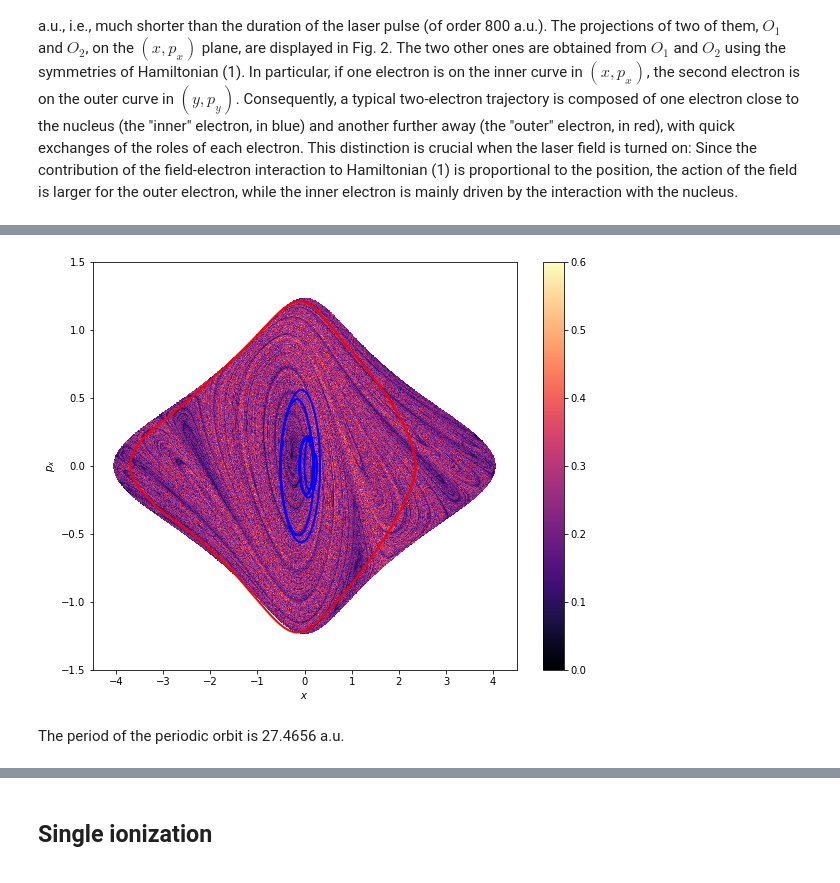
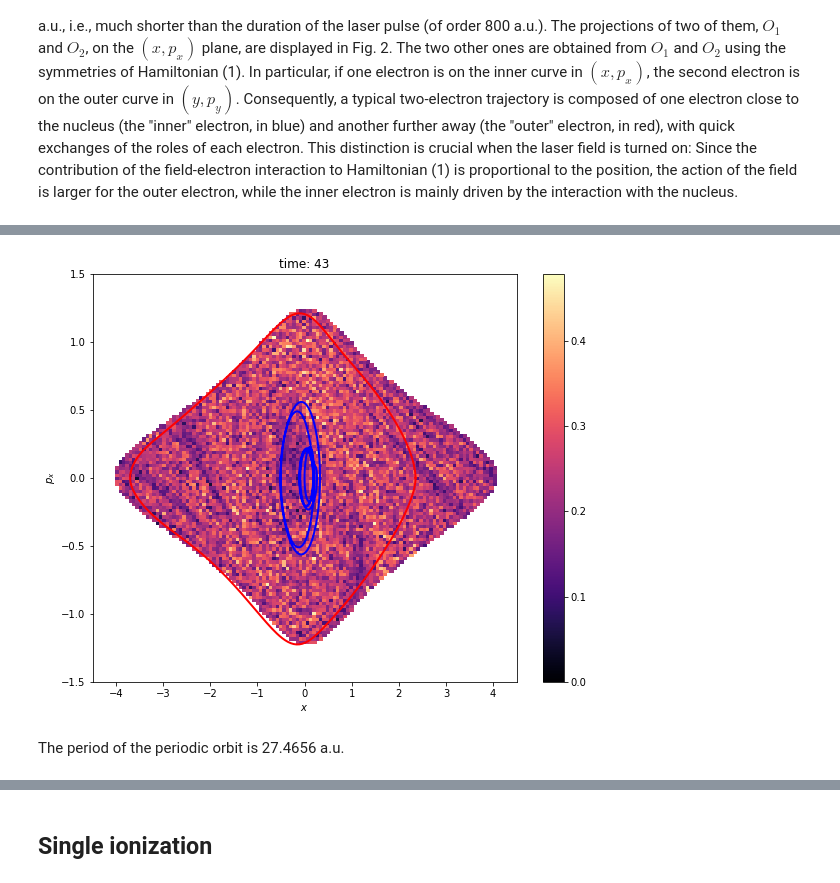
Before and after one commit to cchandre/Notebook-Article, a Jupyter notebook: Notebook_Article.ipynb, the cells around one changed output, grey strips where cells are left out. Drawn from its saved outputs; the diff is of its cells as text; code cells hidden in the pictures.

```diff
--- a/Notebook_Article.ipynb
+++ b/Notebook_Article.ipynb
@@ -300,0 +332,18 @@ nucleus.
+# %%
+w_tf = widgets.IntSlider(value=43.0,min=0.0,max=100.0,step=1,description='$t_f$')
+w_xrange = widgets.FloatRangeSlider(value=[-4.5, 4.5],min=-20.0,max=20.0,step=0.1,description='range in $x$')
+w_pxrange = widgets.FloatRangeSlider(value=[-1.5, 1.5],min=-20.0,max=20.0,step=0.1,description='range in $p_{x}$')
+w_resolution = widgets.ToggleButtons(options=[128,256,512,1024],description='resolution')
+w_animation = widgets.Checkbox(value=False,description='Animation')
+
+print('\033[1m','Parameters of the atom:')
+display(w_a)
+display(w_b)
+display(w_Eg)
+
+print('\033[1m','Initial condition analysis in phase space:')
+display(w_animation)
+display(w_tf)
+display(w_resolution)
+display(w_xrange)
+display(w_pxrange)
@@ -301,60 +361,92 @@ nucleus.
 # %%
-#@title Parameters of Figure 2  {display-mode: "form"}
-N_x = 1024 #@param {type: "number"}
-N_y = 1024 #@param {type: "number"}
+h_step = 0.05
 
-x0 = np.linspace(-4.5, 4.5, N_x)
-px0 = np.linspace(-1.5, 1.5, N_y)
-X0 = np.tile(x0, N_y)
-Px0 = np.repeat(px0, N_x)
+my_atom = Atom(a=w_a.value, b=w_b.value, ground_state_energy=w_Eg.value)
+params_envelop = (2, w_tau_lc.value-4, 2, 2)
+my_field = Field(wavelength=w_lambda_nm.value, intensity=0.0, envelope=envelope_name, params_envelop=params_envelop)
+
+x0 = np.linspace(w_xrange.value[0], w_xrange.value[1], w_resolution.value)
+px0 = np.linspace(w_pxrange.value[0], w_pxrange.value[1], w_resolution.value)
+X0 = np.tile(x0, w_resolution.value)
+Px0 = np.repeat(px0, w_resolution.value)
 Q = my_atom.E - 0.5 * Px0 ** 2 - potential_2e(np.array([X0, np.zeros(X0.size)]), my_atom)
 indices = np.where(Q >= 0)
 Py0 = np.sqrt(2.0 * Q[indices])
-my_field = Field(wavelength=Wavelength_in_nm, intensity=0.0, envelope=envelope_name, params_envelop=params_envelop)
-parameters = Integration(N=Py0.size, t_f=43.0, step=h_step)
-x = np.array([X0[indices], np.zeros(parameters.N), Px0[indices], Py0])
-x, J = eqn_motion_2e(x, my_atom, my_field, parameters, Jacobian=True)
-Lambda = np.empty((N_x*N_y))
-Lambda[:] = np.NaN
-for i in np.arange(parameters.N):
-    w, v = np.linalg.eig(J[:,i].reshape(4,4))
-    Lambda[indices[0][i]] = np.log(np.amax(np.abs(w))) / parameters.t_f
+x = np.array([X0[indices], np.zeros(Py0.size), Px0[indices], Py0])
+fig1 = plt.figure(figsize=(9.5,7.5))
 
-fig1 = plt.figure(figsize=(9.5,7.5))
-pcol = plt.pcolor(x0, px0, Lambda.reshape((N_y,N_x)), cmap='magma', vmin=0, vmax=0.6, shading='auto')
-fig1.colorbar(pcol)
-plt.xlabel('$x$')
-plt.ylabel('$p_x$')
-plt.xlim([-4.5, 4.5])
-plt.ylim([-1.5, 1.5])
+if w_animation.value==False:
+    parameters = Integration(N=Py0.size, t_f=w_tf.value, step=h_step)
+    x, J = eqn_motion_2e(x, my_atom, my_field, parameters, Jacobian=True)
+    Lambda = np.empty((w_resolution.value ** 2))
+    Lambda[:] = np.NaN
+    for i in np.arange(parameters.N):
+        w, v = np.linalg.eig(J[:,i].reshape(4,4))
+        Lambda[indices[0][i]] = np.log(np.amax(np.abs(w))) / parameters.t_f
+
+    #pcol = plt.pcolor(x0, px0, Lambda.reshape((w_resolution.value,w_resolution.value)), cmap='magma', vmin=0, vmax=np.nanmax(Lambda), shading='auto')
+    pcol = plt.pcolor(x0, px0, Lambda.reshape((w_resolution.value,w_resolution.value)), cmap='magma', vmin=0, vmax=np.nanmax(Lambda))
+    fig1.colorbar(pcol)
+    plt.xlabel('$x$')
+    plt.ylabel('$p_x$')
+    plt.xlim(w_xrange.value)
+    plt.ylim(w_pxrange.value)
+else:
+    Ni = math.floor(1.0 / h_step) + 1.0
+    parameters = Integration(N=Py0.size, t_f=Ni*h_step, step=h_step)
+    J = np.identity(4).reshape(-1)
+    J = np.repeat(J[:,np.newaxis], parameters.N, axis=1)
+    tf = 0.0
+    while tf < w_tf.value:
+        x, J = eqn_motion_2e(x, my_atom, my_field, parameters, Jacobian=True, matrix_J=J)
+        Lambda = np.empty((w_resolution.value ** 2))
+        Lambda[:] = np.NaN
+        for i in np.arange(parameters.N):
+            w, v = np.linalg.eig(J[:,i].reshape(4,4))
+            Lambda[indices[0][i]] = np.log(np.amax(np.abs(w))) / (tf+Ni*h_step)
+
+        #pcol = plt.pcolor(x0, px0, Lambda.reshape((w_resolution.value,w_resolution.value)), cmap='magma', vmin=0, vmax=np.nanmax(Lambda), shading='auto')
+        pcol = plt.pcolor(x0, px0, Lambda.reshape((w_resolution.value,w_resolution.value)), cmap='magma', vmin=0, vmax=np.nanmax(Lambda))
+        if tf > 0.0:
+            cb.remove()
+        cb = fig1.colorbar(pcol)
+        tf += Ni * h_step
+        plt.title('time: %i' %tf)
+        plt.xlabel('$x$')
+        plt.ylabel('$p_x$')
+        plt.xlim(w_xrange.value)
+        plt.ylim(w_pxrange.value)
+        clear_output(wait=True)
+        display(plt.gcf())
 
 def diff_motion_2e(y, atom, integration):
     Y0 = np.array([y[0], y[1], 0.0, np.sqrt(2.0 * (atom.E - potential_2e(y, atom)))])
     tf, Yf = eqn_motion_2e_section(Y0, atom, integration)
     return sum((Yf-Y0) ** 2)
 
 x0 = 2.5
 y0 = 0.1
 if my_atom.E - potential_2e(np.array([x0,y0]), my_atom) < 0:
     print('The initial guess does not belong to the initial energy level.')
 else:
     init_guess = np.array([x0,y0])
     parameters = Integration(N=1, t_f=100.0, step=0.05, precision=np.float64)
     Y0 = fmin(diff_motion_2e, init_guess, args=(my_atom, parameters), xtol=1.0e-8, maxiter=500, disp=False)
     if diff_motion_2e(Y0, my_atom, parameters) > 1.0e-10:
         print('The periodic orbit has not been found')
         plt.show()
     else:
         Y0 = np.array([Y0[0],Y0[1],0.0,np.sqrt(2.0 * (my_atom.E - potential_2e(Y0, my_atom)))])
         tf, yf = eqn_motion_2e_section(Y0, my_atom, parameters)
         Tt = np.linspace(0.0, tf, 1000)
-
         parameters.t_f = tf
         Yt = eqn_motion_2e(Y0[:4], my_atom, my_field, parameters, traj=True, output_times=Tt)
         plt.plot(Yt[0], Yt[2], color='r', linewidth=2)
         plt.plot(Yt[1], Yt[3], color='b', linewidth=2)
+        clear_output(wait=True)
+        #display(plt.gcf())
         plt.show()
         display(Latex('The period of the periodic orbit is {:.4f} a.u.'.format(tf)))
 # %% [output]
-[figure, old version]
+[figure, new version]
 The period of the periodic orbit is 27.4656 a.u.
```
Also changed, not shown: parts of 18 cells of this notebook.
